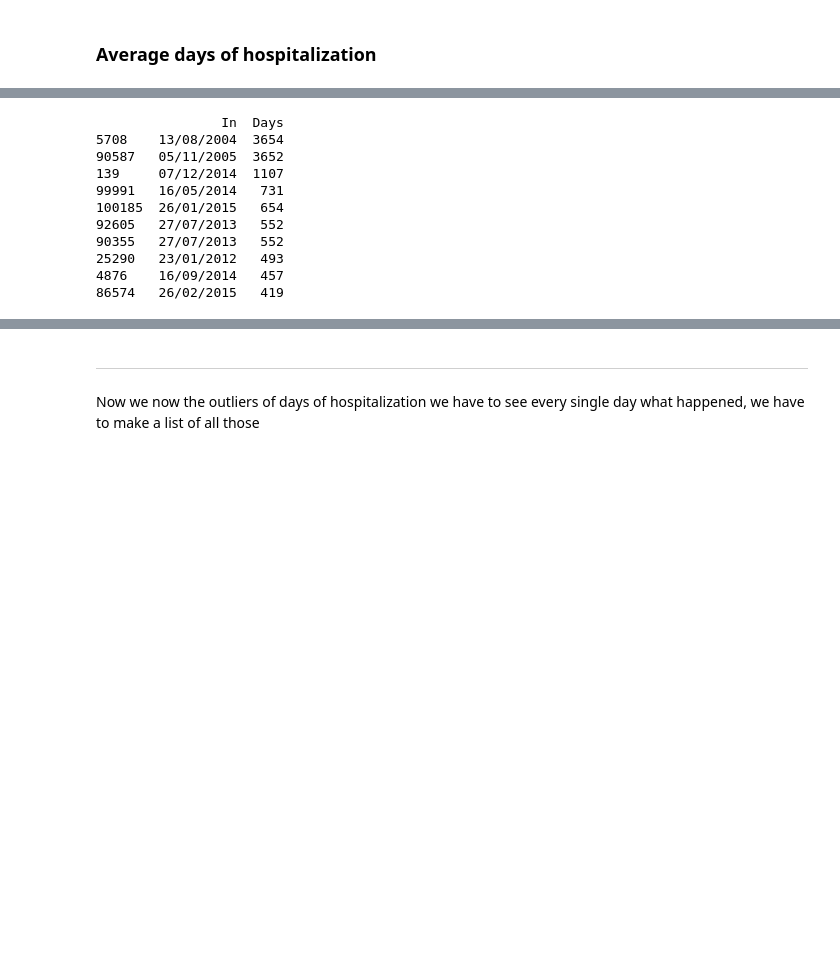
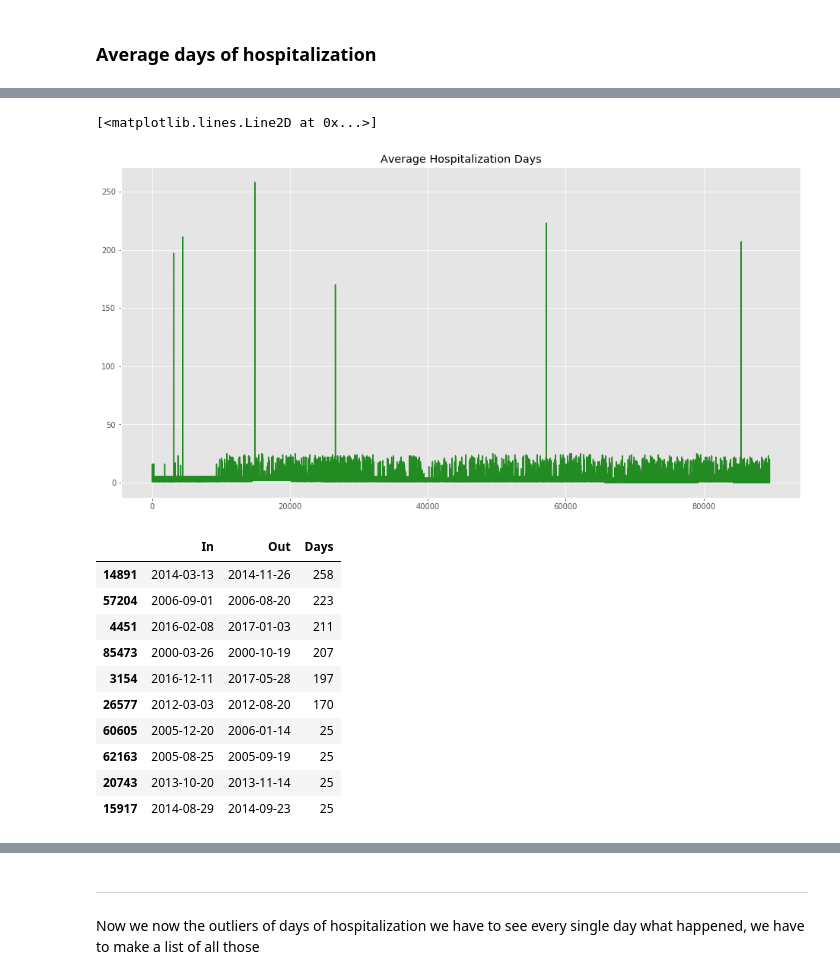
Before and after one commit to pedrohserrano/anomaly-detection-health-insurance, a Jupyter notebook: notebooks/GMM - Avg Days.ipynb, the cells around one changed output, grey strips where cells are left out. Saved outputs shown, nothing was run; the diff lists cells and outputs as text; code cells hidden in the pictures; blank space fills up the shorter version.

```diff
--- a/notebooks/GMM - Avg Days.ipynb
+++ b/notebooks/GMM - Avg Days.ipynb
@@ -11,7 +11,11 @@ The document is going to lead the distribution and insights about an important f
 import os
 import matplotlib as mpl
 import numpy as np
+import collections
 import pandas as pd
+from itertools import count
+from pandas.core.window import Rolling
 import matplotlib.pyplot as plt
 import matplotlib.dates as mdates
+plt.style.use('ggplot')
 %matplotlib inline
@@ -20,2 +22,2 @@ First we load the dataset, ans see how the datatypes are shaped
 # %%
-df = pd.read_csv("hospit-days.csv", parse_dates=True)
+df = pd.read_csv("hospit-days.csv", parse_dates=True, sep=';')
@@ -54,0 +33,7 @@ plt.show
+# %%
+plt.figure(figsize=(16, 8))
+plt.title("Average Hospitalization Days")
+plt.plot(range(len(df)), df['Days'], '-', c='forestgreen')
+# %% [output]
+[<matplotlib.lines.Line2D at 0x...>]
+[figure, added]
@@ -55,16 +43,15 @@ plt.show
 # %%
-#how the top10 looks like
-df0_sort = df0.sort_values(['Days'], ascending=False)
-print(df0_sort.head(10))
+#how the top looks like
+df.sort_values(['Days'], ascending=False).head(10)
 # %% [output]
-                In  Days
-5708    13/08/2004  3654
-90587   05/11/2005  3652
-139     07/12/2014  1107
-99991   16/05/2014   731
-100185  26/01/2015   654
-92605   27/07/2013   552
-90355   27/07/2013   552
-25290   23/01/2012   493
-4876    16/09/2014   457
-86574   26/02/2015   419
+|  | In | Out | Days |
+| 14891 | 2014-03-13 | 2014-11-26 | 258 |
+| 57204 | 2006-09-01 | 2006-08-20 | 223 |
+| 4451 | 2016-02-08 | 2017-01-03 | 211 |
+| 85473 | 2000-03-26 | 2000-10-19 | 207 |
+| 3154 | 2016-12-11 | 2017-05-28 | 197 |
+| 26577 | 2012-03-03 | 2012-08-20 | 170 |
+| 60605 | 2005-12-20 | 2006-01-14 | 25 |
+| 62163 | 2005-08-25 | 2005-09-19 | 25 |
+| 20743 | 2013-10-20 | 2013-11-14 | 25 |
+| 15917 | 2014-08-29 | 2014-09-23 | 25 |
```
Also changed, not shown: parts of 51 cells of this notebook, 1 other file.
